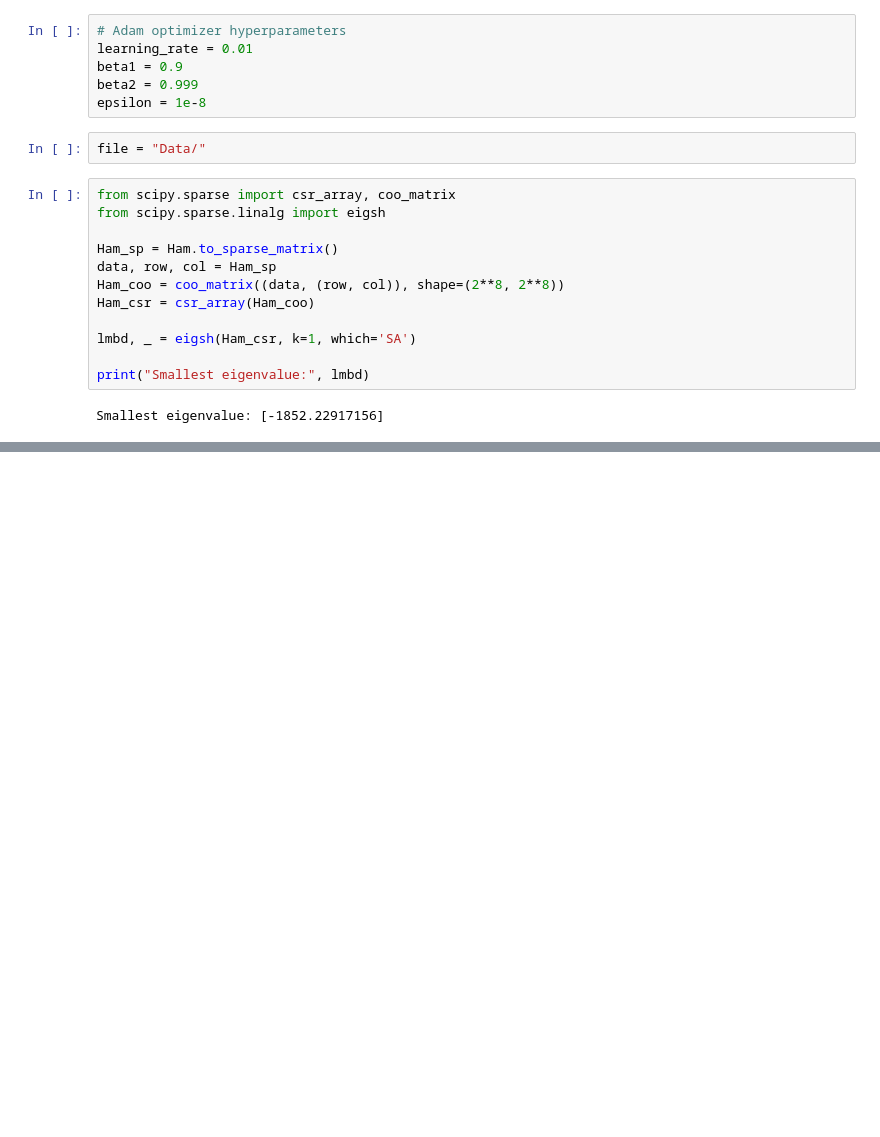
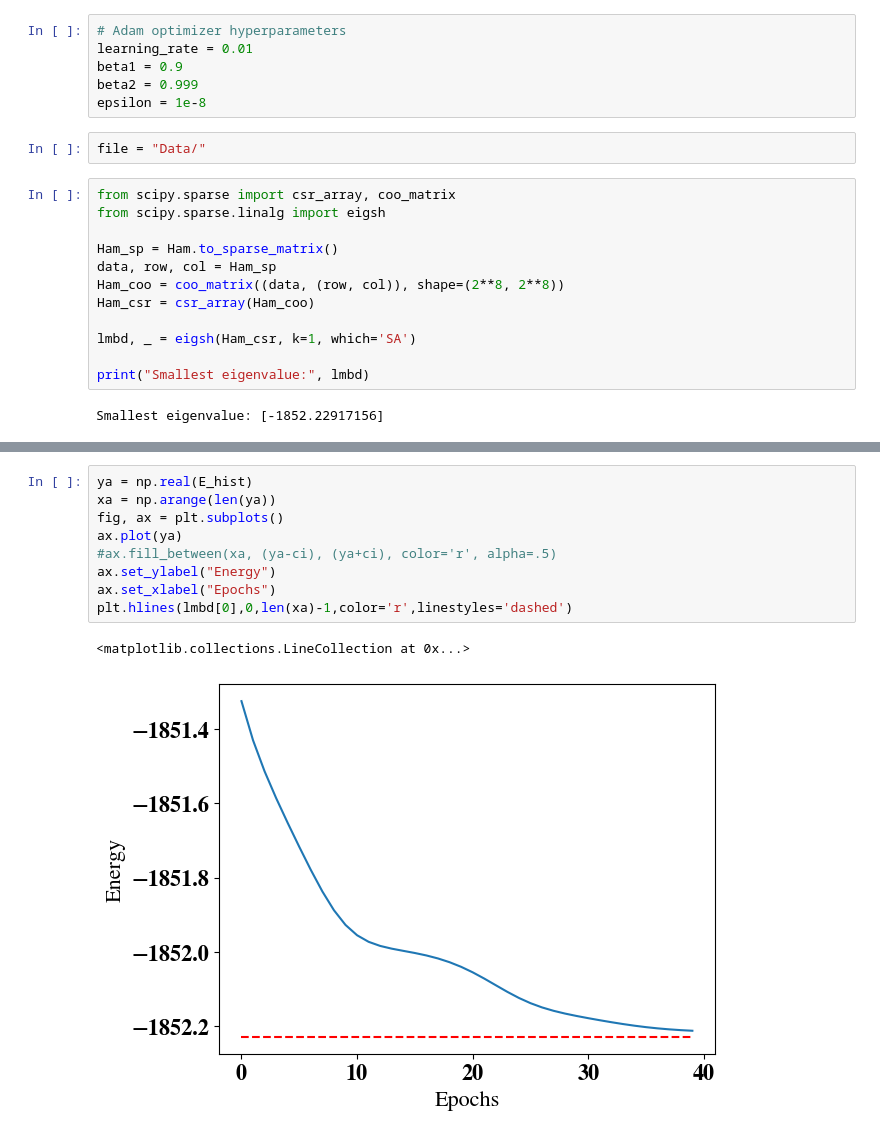
Before and after one commit to vinitX/Quantum-Sampling, a Jupyter notebook: ZnO.ipynb, the cells around one changed output, grey strips where cells are left out. Cells and saved outputs as stored; diff of their text form; blank space fills up the shorter version.

```diff
--- a/ZnO.ipynb
+++ b/ZnO.ipynb
@@ -288,0 +204,12 @@ print(Ham)
+# %%
+ya = np.real(E_hist)
+xa = np.arange(len(ya))
+fig, ax = plt.subplots()
+ax.plot(ya)
+#ax.fill_between(xa, (ya-ci), (ya+ci), color='r', alpha=.5)
+ax.set_ylabel("Energy")
+ax.set_xlabel("Epochs")
+plt.hlines(lmbd[0],0,len(xa)-1,color='r',linestyles='dashed')
+# %% [output]
+<matplotlib.collections.LineCollection at 0x...>
+[figure, added]
```
Also changed, not shown: parts of 16 cells of this notebook, 4 other files.
